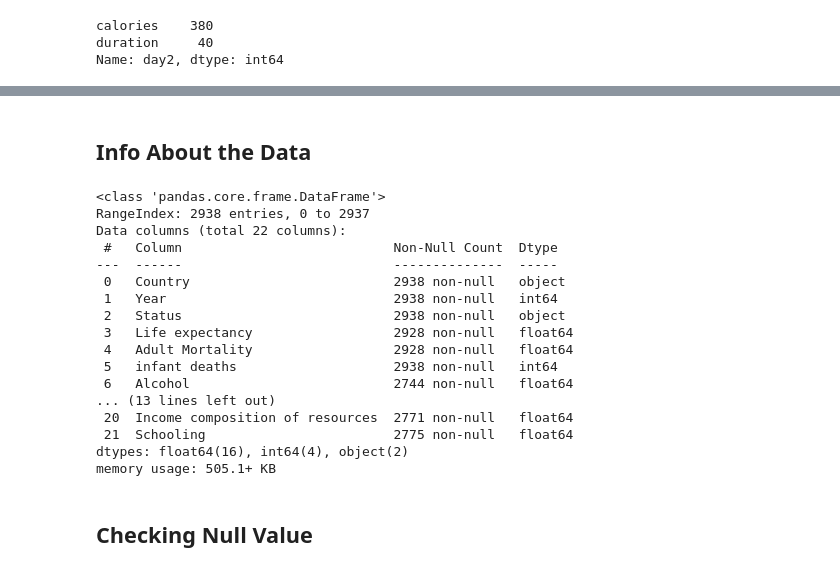
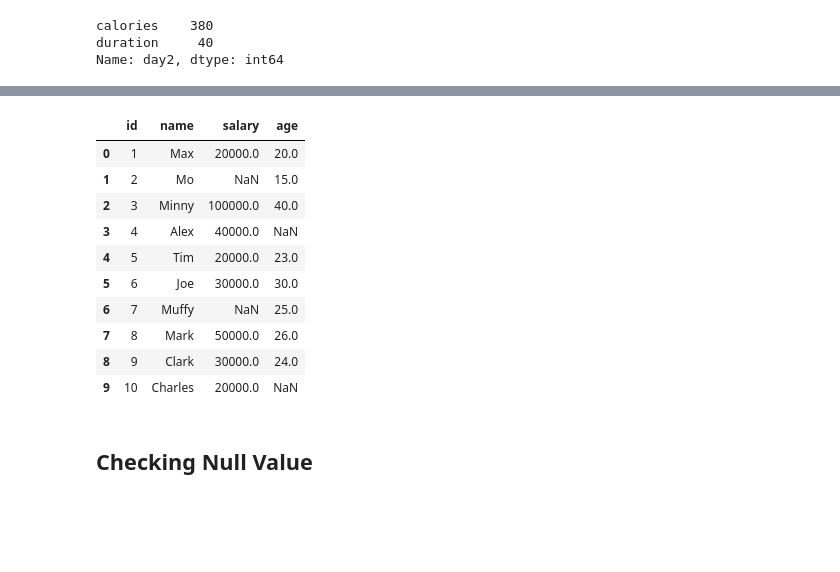
Before and after one commit to guntsvzz/Kiddeelab, a Jupyter notebook: GeneralPython2/Pandas.ipynb, the cells around one changed output, grey strips where cells are left out. Drawn from its saved outputs; the diff is of its cells as text; code cells hidden in the pictures; blank space fills up the shorter version.

```diff
--- a/GeneralPython2/Pandas.ipynb
+++ b/GeneralPython2/Pandas.ipynb
@@ -236,25 +221,25 @@ df.head()
-# %% [markdown]
-## Info About the Data
-# %%
-df.info()
-# %% [output]
-<class 'pandas.core.frame.DataFrame'>
-RangeIndex: 2938 entries, 0 to 2937
-Data columns (total 22 columns):
- #   Column                           Non-Null Count  Dtype
----  ------                           --------------  -----
- 0   Country                          2938 non-null   object
- 1   Year                             2938 non-null   int64
- 2   Status                           2938 non-null   object
- 3   Life expectancy                  2928 non-null   float64
- 4   Adult Mortality                  2928 non-null   float64
- 5   infant deaths                    2938 non-null   int64
- 6   Alcohol                          2744 non-null   float64
-... (13 lines left out)
- 20  Income composition of resources  2771 non-null   float64
- 21  Schooling                        2775 non-null   float64
-dtypes: float64(16), int64(4), object(2)
-memory usage: 505.1+ KB
+# %%
+data = {
+    'id':[1,2,3,4,5,6,7,8,9,10],
+    'name':['Max','Mo',"Minny","Alex",'Tim','Joe','Muffy','Mark','Clark','Charles'],
+    'salary':[20000,np.nan,100000,40000,20000,30000,np.nan,50000,30000,20000],
+    'age':[20,15,40,None,23,30,25,26,24,np.nan]
+}
+
+df_employee = pd.DataFrame(data)
+df_employee
+# %% [output]
+|  | id | name | salary | age |
+| 0 | 1 | Max | 20000.0 | 20.0 |
+| 1 | 2 | Mo | NaN | 15.0 |
+| 2 | 3 | Minny | 100000.0 | 40.0 |
+| 3 | 4 | Alex | 40000.0 | NaN |
+| 4 | 5 | Tim | 20000.0 | 23.0 |
+| 5 | 6 | Joe | 30000.0 | 30.0 |
+| 6 | 7 | Muffy | NaN | 25.0 |
+| 7 | 8 | Mark | 50000.0 | 26.0 |
+| 8 | 9 | Clark | 30000.0 | 24.0 |
+| 9 | 10 | Charles | 20000.0 | NaN |
 # %% [markdown]
 ## Checking Null Value
 # %%
```
Also changed, not shown: parts of 27 cells of this notebook, 1 other file.
